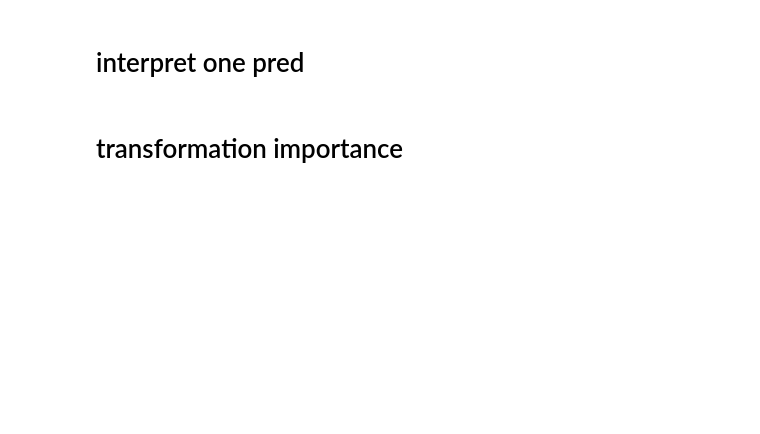
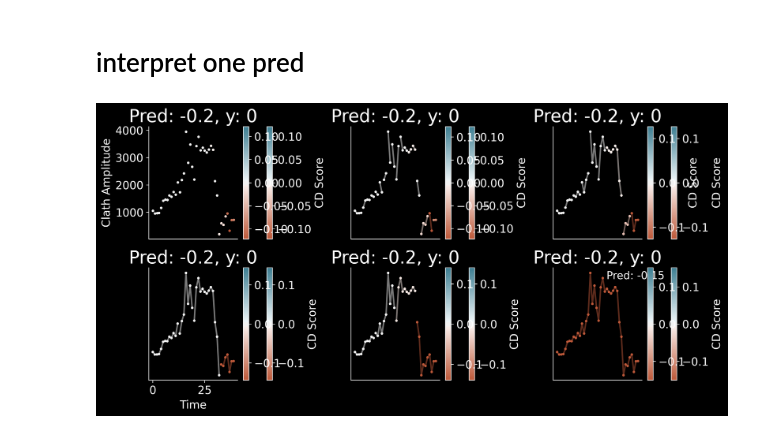
Before and after one commit to Yu-Group/molecular-partner-prediction, a Jupyter notebook: notebooks/11_interpret_interactions.ipynb, the cells around one changed output. Saved outputs shown, nothing was run; the diff lists cells and outputs as text; code cells hidden in the pictures; blank space fills up the shorter version.

Commit message:
clean up interp code

```diff
--- a/notebooks/11_interpret_interactions.ipynb
+++ b/notebooks/11_interpret_interactions.ipynb
@@ -188,7 +117,7 @@ for i in range(len(x)):
     for s in (range(m)):
         for e in range(s + 1, m + 1):
             cd_scores_list[s][e-1] = all_cd_scores[(s, e)][i]
-    res, paths = max_abs_sum_seg(cd_scores_list, min_length=2)
+    res, paths = interpret.max_abs_sum_seg(cd_scores_list, min_length=2)
     lt = np.sum(np.array(df[track_name_unnormalized].values[i]) != 0)
     #all_res.append(paths[lt-1])
     all_res.append(paths[m - 1])
@@ -200,7 +129,7 @@ for i in range(75, 100):
     ax = plt.subplot(R, C, i - 75 + 1)
     segs = [(all_res[i][j], all_res[i][j+1]) for j in range(len(all_res[i])-1)] + [(all_res[i][-1], 40)]
     scores = [all_cd_scores[(s, e)][i][0] for (s, e) in segs]
-    plot_segs(track_segs=segs, cd_scores=scores, xtrack=xtrack_unnormalized.iloc[i],
+    interpret.plot_segs(track_segs=segs, cd_scores=scores, xtrack=xtrack_unnormalized.iloc[i],
               pred=dnn.predict(x)[i],
               y=y.values[i])
 plt.tight_layout()
@@ -272,7 +186,7 @@ xtrack = x[track_name]
 xtrack_t = torch.tensor(np.array(list(xtrack.values)), dtype=torch.float)
 xfeats = x[[c for c in x.columns if c != track_name]]
 xfeats_t = torch.tensor(np.array(xfeats).astype(float), dtype=torch.float)
-#pred = dnn.model(xtrack_t, xfeats_t).item()
+pred = dnn.model(xtrack_t, xfeats_t).item()
 #print(f'pred {pred:0.2f}')
 # %%
 T = 40 # seq len
@@ -298,33 +212,33 @@ track_segs_full = [(floor(s * T / DIV), floor((s+1) * T / DIV))
                     for s in range(DIV)]
 track_segs_list = [track_segs_fourty, track_segs_twenty, track_segs_tenths,
                    track_segs_fifths, track_segs_quarters, track_segs_full]
-cd_scores_list = [[calc_cd_score(s, e, dnn.model)
+cd_scores_list = [[interpret.calc_cd_score(xtrack_t, xfeats_t, s, e, dnn.model)
                   for (s, e) in track_segs]
                   for track_segs in tqdm(track_segs_list)]
 # %%
 plt.figure(dpi=200, figsize=(12, 6))
 R, C = 2, 3
 for i, track_segs in enumerate(track_segs_list):
     ax = plt.subplot(R, C, i + 1)
     cd_scores = cd_scores_list[i]
-    plot_segs(track_segs, cd_scores, xtrack_unnormalized.iloc[0], pred)
+    interpret.plot_segs(track_segs, cd_scores, xtrack_unnormalized.iloc[0], pred, y=0)
 
     if i == C * (R - 1):
         plt.xlabel('Time')
     else:
         plt.xticks([])
     if i == 0:
         plt.ylabel('Clath Amplitude')
     else:
         plt.yticks([])
     if i  == C - 1:
         plt.colorbar(label='CD Score')
     else:
         plt.colorbar()
     if i ==  C * R - 1:
         plt.text(0.6, 0.9,
                  f'Pred: {pred:.2f}', fontsize='x-large', transform = ax.transAxes)
 plt.tight_layout()
 plt.show()
+# %% [output]
+[figure, added]
-# %% [markdown]
-# transformation importance
```
Also changed, not shown: parts of 14 cells of this notebook, 10 other files.
